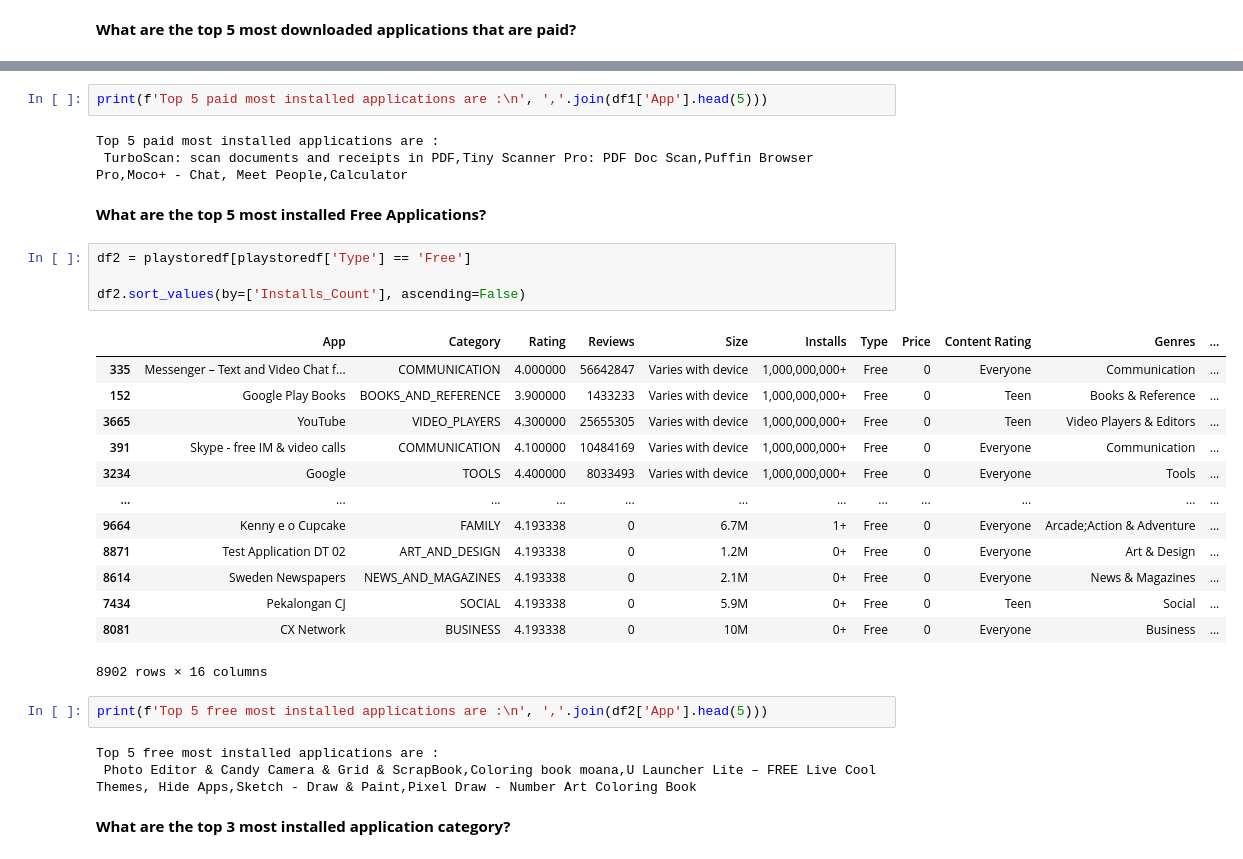
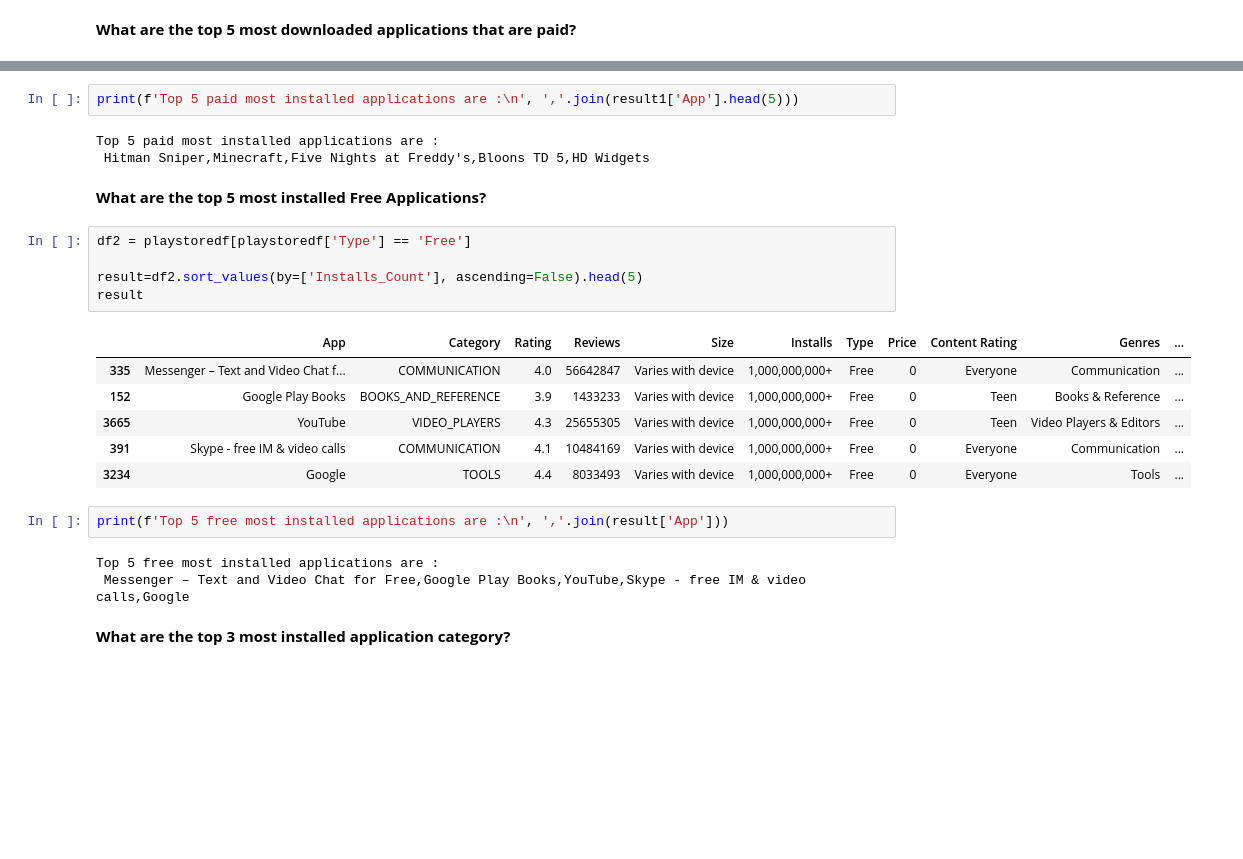
Before and after one commit to AditiBhattacharya11/PlayStore-Review-Analysis-EDA, a Jupyter notebook: Play_Store_App_Review_Analysis_EDA_Capstone_Project.ipynb, the cells around one changed output, grey strips where cells are left out. Drawn from its saved outputs; the diff is of its cells as text; blank space fills up the shorter version.

```diff
--- a/Play_Store_App_Review_Analysis_EDA_Capstone_Project.ipynb
+++ b/Play_Store_App_Review_Analysis_EDA_Capstone_Project.ipynb
@@ -515,35 +516,29 @@ df1.sort_values(by=['Installs_Count'], ascending=False)
 | 9917 | Eu Sou Rico | FINANCE | 4.193338 | 0 | 1.4M | 0+ | Paid | $394.99 | Everyone | Finance | ... |
 756 rows × 16 columns
 # %%
-print(f'Top 5 paid most installed applications are :\n', ','.join(df1['App'].head(5)))
+print(f'Top 5 paid most installed applications are :\n', ','.join(result1['App'].head(5)))
 # %% [output]
 Top 5 paid most installed applications are :
- TurboScan: scan documents and receipts in PDF,Tiny Scanner Pro: PDF Doc Scan,Puffin Browser Pro,Moco+ - Chat, Meet People,Calculator
+ Hitman Sniper,Minecraft,Five Nights at Freddy's,Bloons TD 5,HD Widgets
 # %% [markdown]
 **What are the top 5 most installed Free Applications?**
 # %%
 df2 = playstoredf[playstoredf['Type'] == 'Free']
 
-df2.sort_values(by=['Installs_Count'], ascending=False)
+result=df2.sort_values(by=['Installs_Count'], ascending=False).head(5)
+result
 # %% [output]
 |  | App | Category | Rating | Reviews | Size | Installs | Type | Price | Content Rating | Genres | ... |
-| 335 | Messenger – Text and Video Chat f... | COMMUNICATION | 4.000000 | 56642847 | Varies with device | 1,000,000,000+ | Free | 0 | Everyone | Communication | ... |
-| 152 | Google Play Books | BOOKS_AND_REFERENCE | 3.900000 | 1433233 | Varies with device | 1,000,000,000+ | Free | 0 | Teen | Books & Reference | ... |
-| 3665 | YouTube | VIDEO_PLAYERS | 4.300000 | 25655305 | Varies with device | 1,000,000,000+ | Free | 0 | Teen | Video Players & Editors | ... |
-| 391 | Skype - free IM & video calls | COMMUNICATION | 4.100000 | 10484169 | Varies with device | 1,000,000,000+ | Free | 0 | Everyone | Communication | ... |
-| 3234 | Google | TOOLS | 4.400000 | 8033493 | Varies with device | 1,000,000,000+ | Free | 0 | Everyone | Tools | ... |
-| ... | ... | ... | ... | ... | ... | ... | ... | ... | ... | ... | ... |
-| 9664 | Kenny e o Cupcake | FAMILY | 4.193338 | 0 | 6.7M | 1+ | Free | 0 | Everyone | Arcade;Action & Adventure | ... |
-| 8871 | Test Application DT 02 | ART_AND_DESIGN | 4.193338 | 0 | 1.2M | 0+ | Free | 0 | Everyone | Art & Design | ... |
-| 8614 | Sweden Newspapers | NEWS_AND_MAGAZINES | 4.193338 | 0 | 2.1M | 0+ | Free | 0 | Everyone | News & Magazines | ... |
-| 7434 | Pekalongan CJ | SOCIAL | 4.193338 | 0 | 5.9M | 0+ | Free | 0 | Teen | Social | ... |
-| 8081 | CX Network | BUSINESS | 4.193338 | 0 | 10M | 0+ | Free | 0 | Everyone | Business | ... |
+| 335 | Messenger – Text and Video Chat f... | COMMUNICATION | 4.0 | 56642847 | Varies with device | 1,000,000,000+ | Free | 0 | Everyone | Communication | ... |
+| 152 | Google Play Books | BOOKS_AND_REFERENCE | 3.9 | 1433233 | Varies with device | 1,000,000,000+ | Free | 0 | Teen | Books & Reference | ... |
+| 3665 | YouTube | VIDEO_PLAYERS | 4.3 | 25655305 | Varies with device | 1,000,000,000+ | Free | 0 | Teen | Video Players & Editors | ... |
+| 391 | Skype - free IM & video calls | COMMUNICATION | 4.1 | 10484169 | Varies with device | 1,000,000,000+ | Free | 0 | Everyone | Communication | ... |
+| 3234 | Google | TOOLS | 4.4 | 8033493 | Varies with device | 1,000,000,000+ | Free | 0 | Everyone | Tools | ... |
-8902 rows × 16 columns
 # %%
-print(f'Top 5 free most installed applications are :\n', ','.join(df2['App'].head(5)))
+print(f'Top 5 free most installed applications are :\n', ','.join(result['App']))
 # %% [output]
 Top 5 free most installed applications are :
- Photo Editor & Candy Camera & Grid & ScrapBook,Coloring book moana,U Launcher Lite – FREE Live Cool Themes, Hide Apps,Sketch - Draw & Paint,Pixel Draw - Number Art Coloring Book
+ Messenger – Text and Video Chat for Free,Google Play Books,YouTube,Skype - free IM & video calls,Google
 # %% [markdown]
 **What are the top 3 most installed application category?**
 # %%
```
Also changed, not shown: parts of 3 cells of this notebook.
